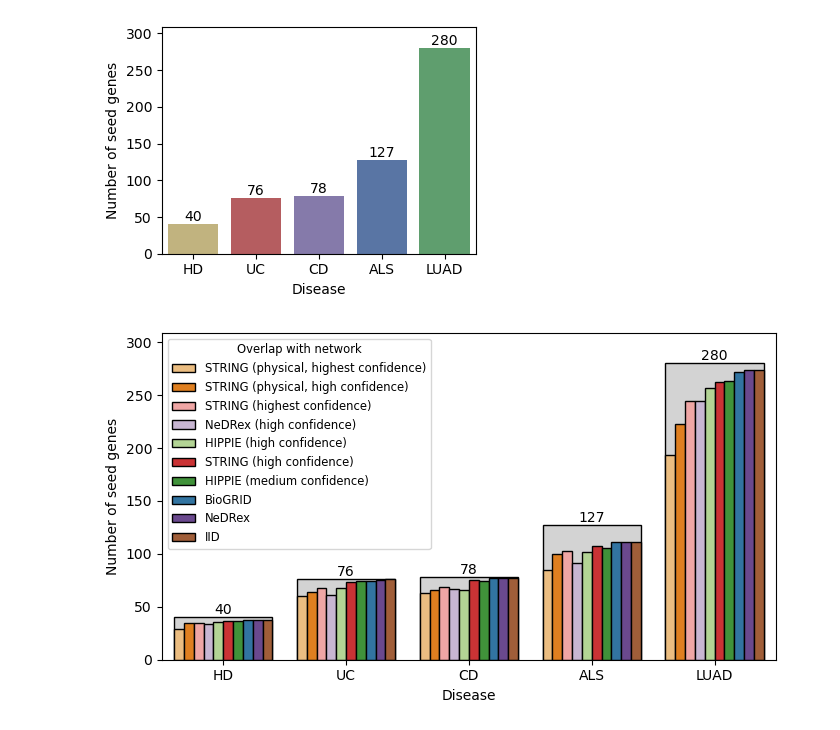
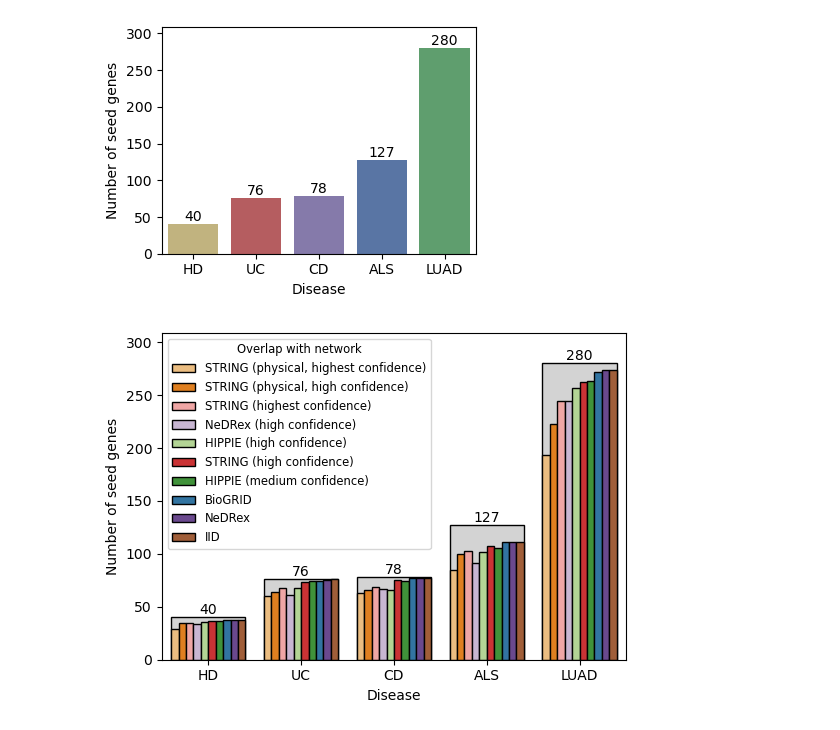
Before and after one commit to REPO4EU/modulediscovery_demonstration, a Jupyter notebook: src/03_visualize_seed_genes.ipynb, the cells around one changed output. Drawn from its saved outputs; the diff is of its cells as text; code cells hidden in the pictures.

Commit message:
adjusted proportions for Figure_02

```diff
--- a/src/03_visualize_seed_genes.ipynb
+++ b/src/03_visualize_seed_genes.ipynb
@@ -67,28 +67,28 @@ plt.show()
 # %%
 seed_sets_df = df[["seed_id", "Seeds total"]].drop_duplicates()
 # Create bar plot
-plt.figure(figsize=(7, 4))
+plt.figure(figsize=(5.5, 4))
 ax = sns.barplot(data=seed_sets_df, x='seed_id', y='Seeds total', color = "lightgrey", order=seeds_meta_df.short, edgecolor='black')
 
 # Add value annotations to each bar
 for p in ax.patches:
     height = p.get_height()
     ax.annotate(
         f'{height:.0f}',  # You can format as needed
         (p.get_x() + p.get_width() / 2., height),
         ha='center', va='bottom',
         fontsize=10,
         xytext=(0, 0), textcoords='offset points',
     )
 ax.set_ylim(top=ax.get_ylim()[1] * 1.05)  # Increase y-axis limit by 5%
 ax = sns.barplot(data=df, x='seed_id', y='Seeds', hue="network", palette=dict(zip(network_meta_df.label, network_meta_df.color)), hue_order=network_meta_df.label, edgecolor='black', ax=ax)
 ax.legend(title="Overlap with network", fontsize="small", title_fontsize="small")
 
 # Add labels and title
 plt.ylabel('Number of seed genes')
 plt.xlabel('Disease')
 plt.tight_layout()
 save_figure(plt.gcf(), f"{prefix}_seed_set_sizes_network_overlap")
 plt.show()
 # %% [output]
-[figure, old version]
+[figure, new version]
```
Also changed, not shown: 7 other files.
